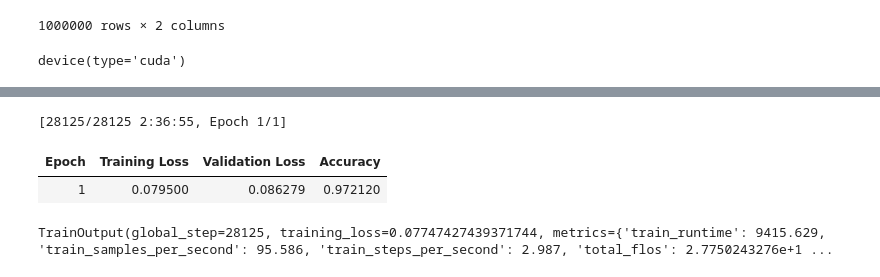
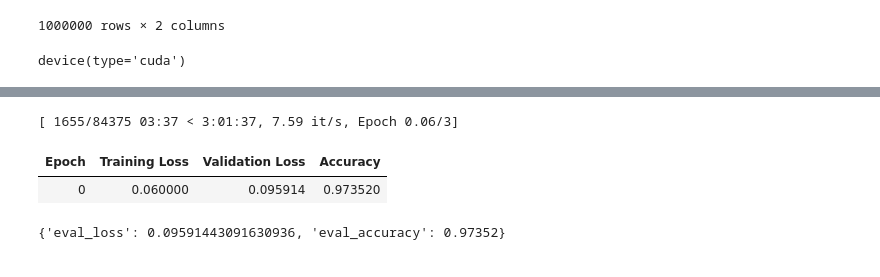
Before and after one commit to Apros7/GrammatikTAK, a Jupyter notebook: FineTuneModels/TrainBertComma.ipynb, the cells around one changed output, grey strips where cells are left out. Cells and saved outputs as stored; diff of their text form; code cells hidden in the pictures.

```diff
--- a/FineTuneModels/TrainBertComma.ipynb
+++ b/FineTuneModels/TrainBertComma.ipynb
@@ -153,9 +162,9 @@ TrainOutput(global_step=28125, training_loss=0.10207759117974176, metrics={'trai
-# %%
-trainer.train()
-# %% [output]
-[28125/28125 2:36:55, Epoch 1/1]
-| Epoch | Training Loss | Validation Loss | Accuracy |
-| 1 | 0.079500 | 0.086279 | 0.972120 |
-TrainOutput(global_step=28125, training_loss=0.07747427439371744, metrics={'train_runtime': 9415.629, 'train_samples_per_second': 95.586, 'train_steps_per_second': 2.987, 'total_flos': 2.7750243276e+1 ...
 # %%
 torch.save(model, './commaModel3')
+# %%
+trainer.evaluate()
+# %% [output]
+[ 1655/84375 03:37 < 3:01:37, 7.59 it/s, Epoch 0.06/3]
+| Epoch | Training Loss | Validation Loss | Accuracy |
+| 0 | 0.060000 | 0.095914 | 0.973520 |
+{'eval_loss': 0.09591443091630936, 'eval_accuracy': 0.97352}
```
Also changed, not shown: parts of 6 cells of this notebook.
